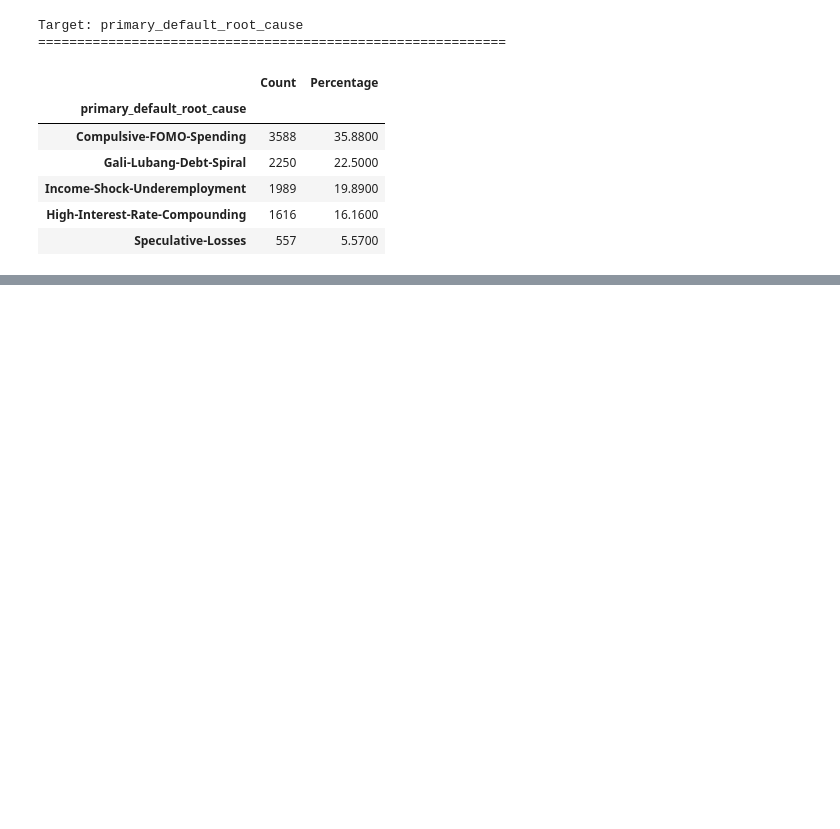
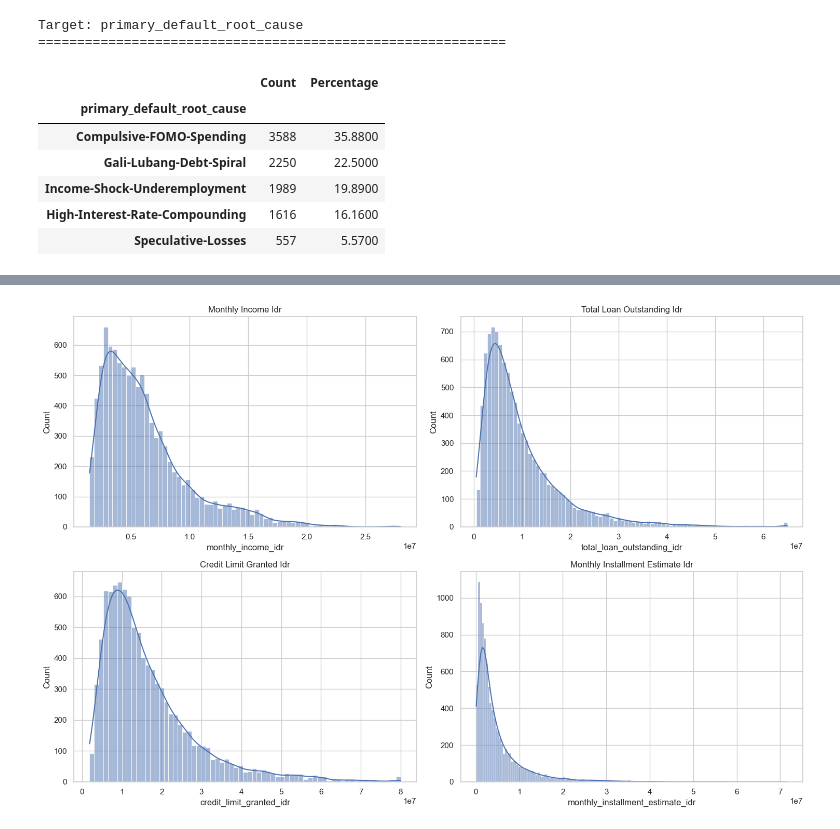
Before and after one commit to Mipjeiger/Indo-Paylater-analytics, a Jupyter notebook: researchment/05_AI_Engineering.ipynb, the cells around one changed output, grey strips where cells are left out. Drawn from its saved outputs; the diff is of its cells as text; code cells hidden in the pictures; blank space fills up the shorter version.

```diff
--- a/researchment/05_AI_Engineering.ipynb
+++ b/researchment/05_AI_Engineering.ipynb
@@ -374,0 +409,29 @@ Target: primary_default_root_cause
+# %%
+# Financial exposure distribution
+financial_features = [
+    "monthly_income_idr",
+    "total_loan_outstanding_idr",
+    "credit_limit_granted_idr",
+    "monthly_installment_estimate_idr"
+]
+
+fig, axes = plt.subplots(2, 2, figsize=(15, 10))
+
+for column, ax in zip(
+    financial_features,
+    axes.flatten()
+):
+
+    sns.histplot(
+        data=df,
+        x=column,
+        kde=True,
+        ax=ax
+    )
+
+    ax.set_title(column.replace("_", " ").title())
+
+plt.tight_layout()
+plt.show()
+# %% [output]
+[figure, added]
```
Also changed, not shown: parts of 15 cells of this notebook.
